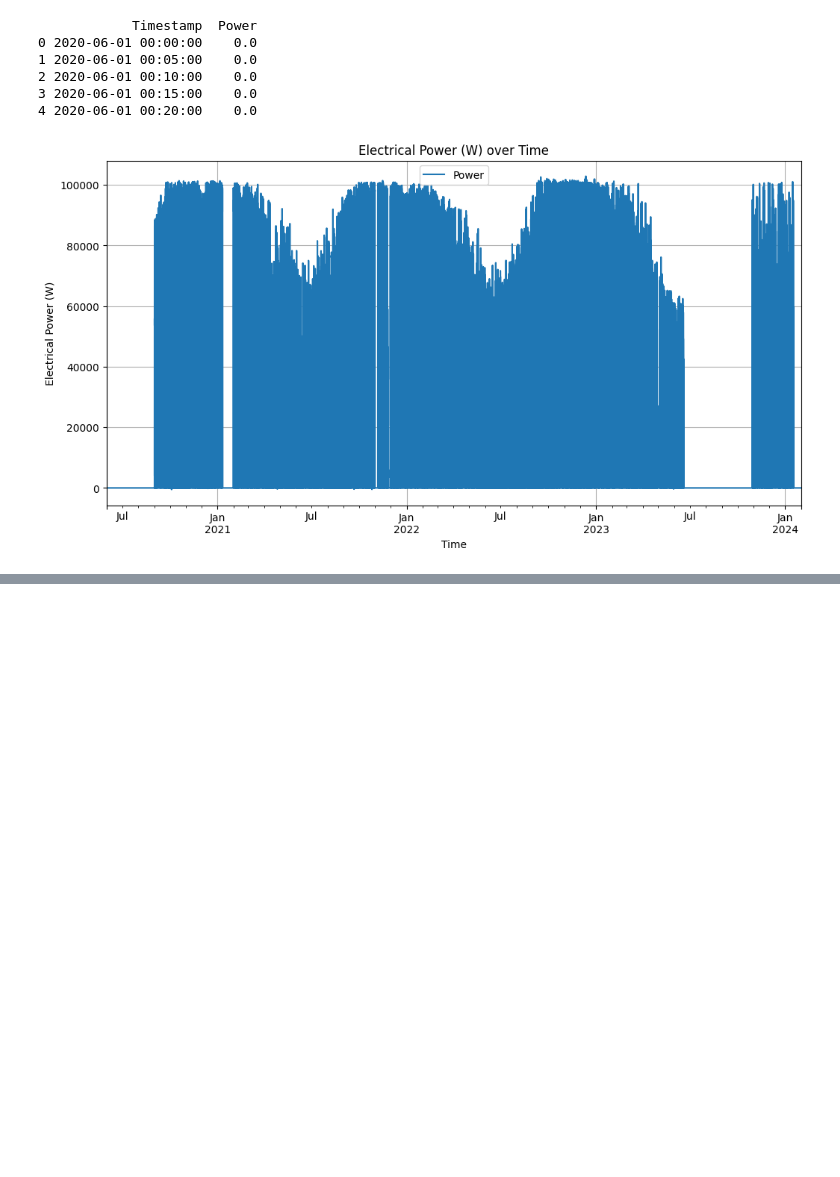
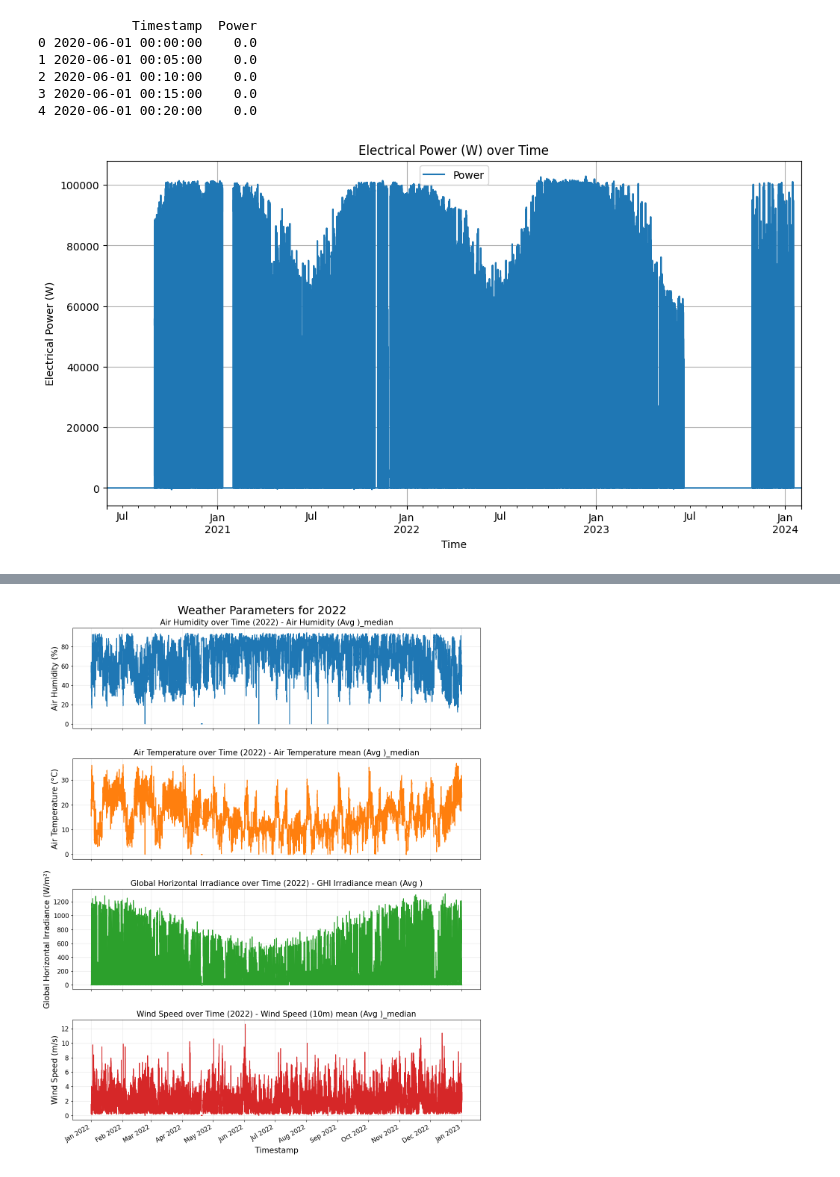
Before and after one commit to sijinwnag/25_08_26_Bomen_bifacial_gain, a Jupyter notebook: Code/25_08_26_Data_visualiser.ipynb, the cells around one changed output, grey strips where cells are left out. Cells and saved outputs as stored; diff of their text form; code cells hidden in the pictures; blank space fills up the shorter version.

```diff
--- a/Code/25_08_26_Data_visualiser.ipynb
+++ b/Code/25_08_26_Data_visualiser.ipynb
@@ -82,10 +82,88 @@ plt.show()
 # %%
-# Load the data from the pickle file
-data_file = r"C:\Users\z5183876\OneDrive - UNSW\Documents\GitHub\25_08_26_Bomen_bifacial_gain\Data\dtml_raw_5min.pkl"
-df = pd.read_pickle(data_file)
+%matplotlib ipympl
 
-# print the head
-print(df.head())
+# the weather data file directory
+PVsyst_weather = r"C:\Users\z5183876\OneDrive - UNSW\Documents\GitHub\25_08_26_Bomen_bifacial_gain\Results\PVsyst_weather_2022.csv"
 
-# plot the data, it only has one column
+# read the csv file from the directory
+PVsyst_weather_df = pd.read_csv(PVsyst_weather)
+
+# print the columns
+print(PVsyst_weather_df.columns)
+
+# ensure the Timestamp column is in datetime format
+PVsyst_weather_df['Timestamp'] = pd.to_datetime(PVsyst_weather_df['Timestamp'], errors='coerce')
+
+# Create a figure with 4 subplots stacked vertically
+fig, axes = plt.subplots(4, 1, figsize=(12, 15), sharex=True)
+
+# Lists to store column names and corresponding labels
+columns = []
+labels = []
+units = []
+
+# Find the columns for each parameter - using specific column names
+humidity_col = [col for col in PVsyst_weather_df.columns if 'Air Humidity' in col and 'median' in col]
+temperature_col = [col for col in PVsyst_weather_df.columns if 'Air Temperature' in col and 'median' in col]
+# Changed to use 'GHI Irradiance mean (Avg )' instead of the median version
+ghi_col = ['GHI Irradiance mean (Avg )'] if 'GHI Irradiance mean (Avg )' in PVsyst_weather_df.columns else []
+# Specify the exact wind speed column name
+wind_speed_col = ['Wind Speed (10m) mean (Avg )_median'] if 'Wind Speed (10m) mean (Avg )_median' in PVsyst_weather_df.columns else []
+
+# Print which columns were found
+print(f"Humidity column found: {humidity_col}")
+print(f"Temperature column found: {temperature_col}")
+print(f"GHI column found: {ghi_col}")
+print(f"Wind speed column found: {wind_speed_col}")
+
+# Collect found columns or notify if missing
+parameters = [
+    (humidity_col, 'Air Humidity', '%'),
+    (temperature_col, 'Air Temperature', '°C'),
+    (ghi_col, 'Global Horizontal Irradiance', 'W/m²'),
+    (wind_speed_col, 'Wind Speed', 'm/s')
+]
+
+
+# Plot each parameter in its own subplot
+for i, (col_list, param_name, unit) in enumerate(parameters):
+    ax = axes[i]
+
+    if col_list:
+        col = col_list[0]  # Take the first match
+        ax.plot(PVsyst_weather_df['Timestamp'], PVsyst_weather_df[col],
+                linewidth=1.5, color=f'C{i}')
+        ax.set_ylabel(f'{param_name} ({unit})', fontsize=axis_label_size)
+        ax.set_title(f'{param_name} over Time (2022) - {col}', fontsize=axis_label_size)
+        ax.grid(True, alpha=0.3)
+        ax.tick_params(axis='both', which='major', labelsize=axis_num_size)
+
+        # Print statistics for this parameter
+        print(f"\nStatistics for {col}:")
+        print(f"Min: {PVsyst_weather_df[col].min():.2f} {unit}")
+        print(f"Max: {PVsyst_weather_df[col].max():.2f} {unit}")
+        print(f"Mean: {PVsyst_weather_df[col].mean():.2f} {unit}")
+        print(f"Median: {PVsyst_weather_df[col].median():.2f} {unit}")
+    else:
+        ax.text(0.5, 0.5, f"No {param_name} data found",
+                ha='center', va='center', fontsize=12, transform=ax.transAxes)
+        print(f"No column found for {param_name}")
+
+# Format the shared x-axis
+axes[-1].set_xlabel('Timestamp', fontsize=axis_label_size)
+axes[-1].xaxis.set_major_formatter(mdates.DateFormatter('%b %Y'))
+axes[-1].xaxis.set_major_locator(mdates.MonthLocator())
+
+# Rotate date labels for better readability
+fig.autofmt_xdate()
+
+# Add an overall title
+fig.suptitle('Weather Parameters for 2022', fontsize=title_size, y=0.99)
+
+# Adjust spacing between subplots
+plt.tight_layout()
+plt.subplots_adjust(top=0.95, hspace=0.3)
+
+# Show the plot
+plt.show()
 # %% [output]
@@ -98,0 +187 @@ Timestamp
+[figure, added]
```
Also changed, not shown: parts of 7 cells of this notebook, 2 other files.
